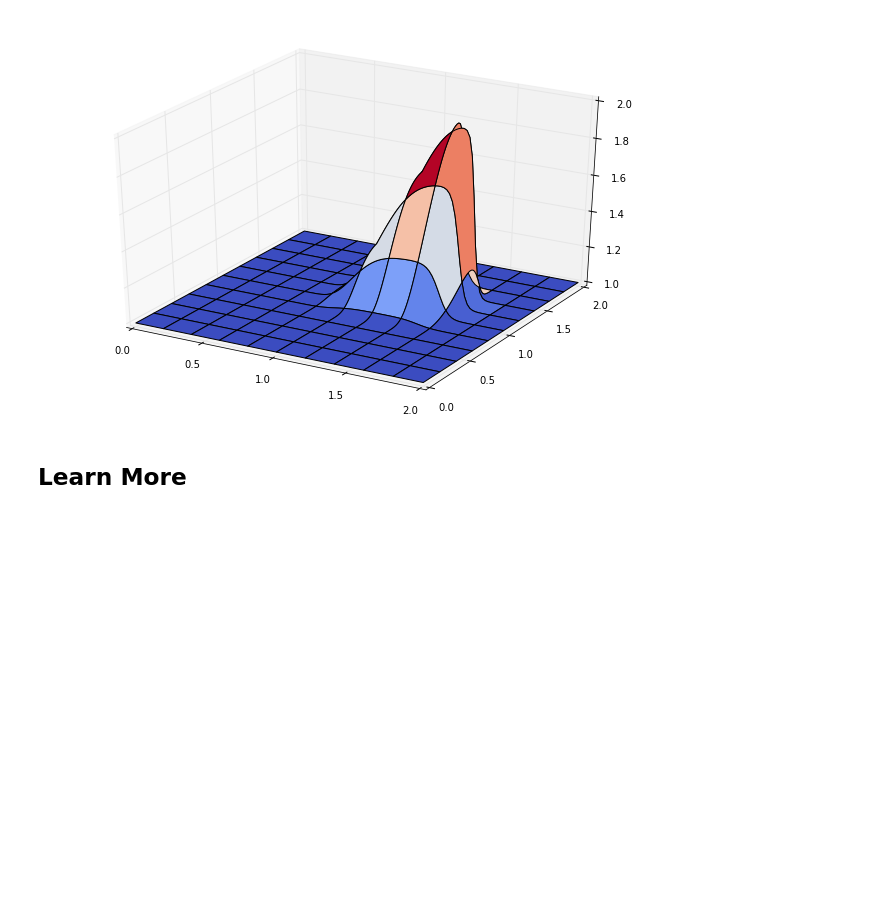
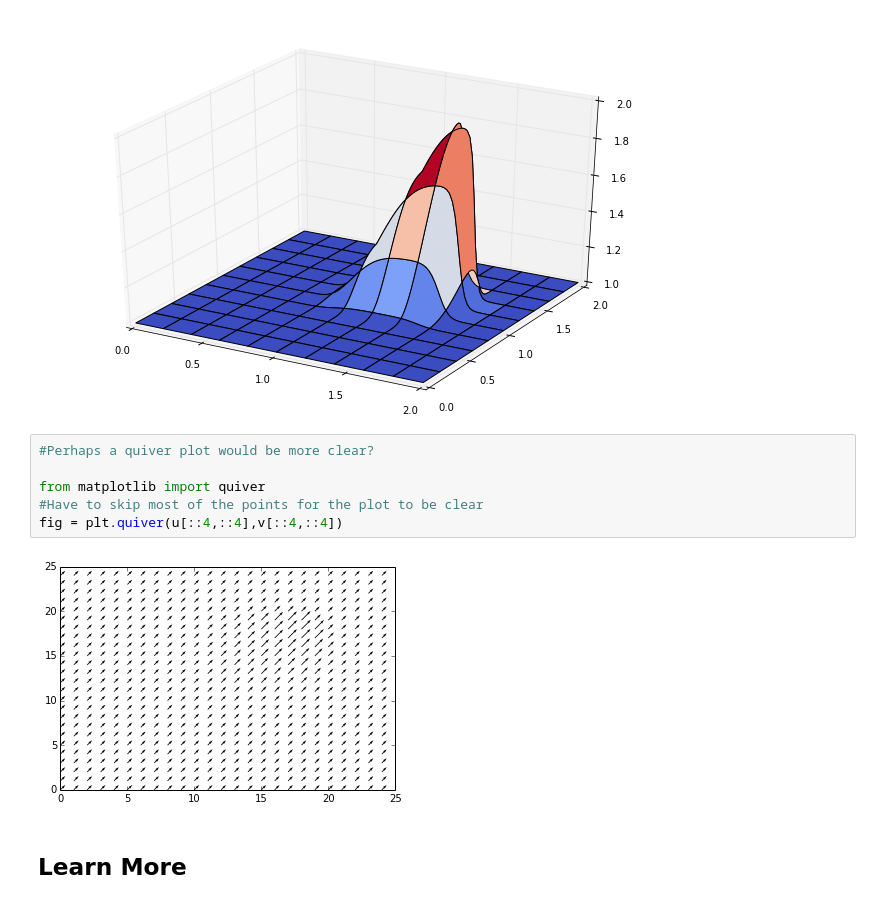
Before and after one commit to kdivringi/CFDPython, a Jupyter notebook: lessons/08_Step_6.ipynb, the cells around one changed output. Saved outputs shown, nothing was run; the diff lists cells and outputs as text; blank space fills up the shorter version.

```diff
--- a/lessons/08_Step_6.ipynb
+++ b/lessons/08_Step_6.ipynb
@@ -111,6 +111,14 @@ ax.plot_surface(X,Y,v, cmap=cm.coolwarm)
 # %% [output]
 <mpl_toolkits.mplot3d.art3d.Poly3DCollection at 0x...>
 [figure]
+# %%
+#Perhaps a quiver plot would be more clear?
+
+from matplotlib import quiver
+#Have to skip most of the points for the plot to be clear
+fig = plt.quiver(u[::4,::4],v[::4,::4])
+# %% [output]
+[figure, added]
 # %% [markdown]
 ## Learn More
 # %% [markdown]
```
Also changed, not shown: 2 other files.
